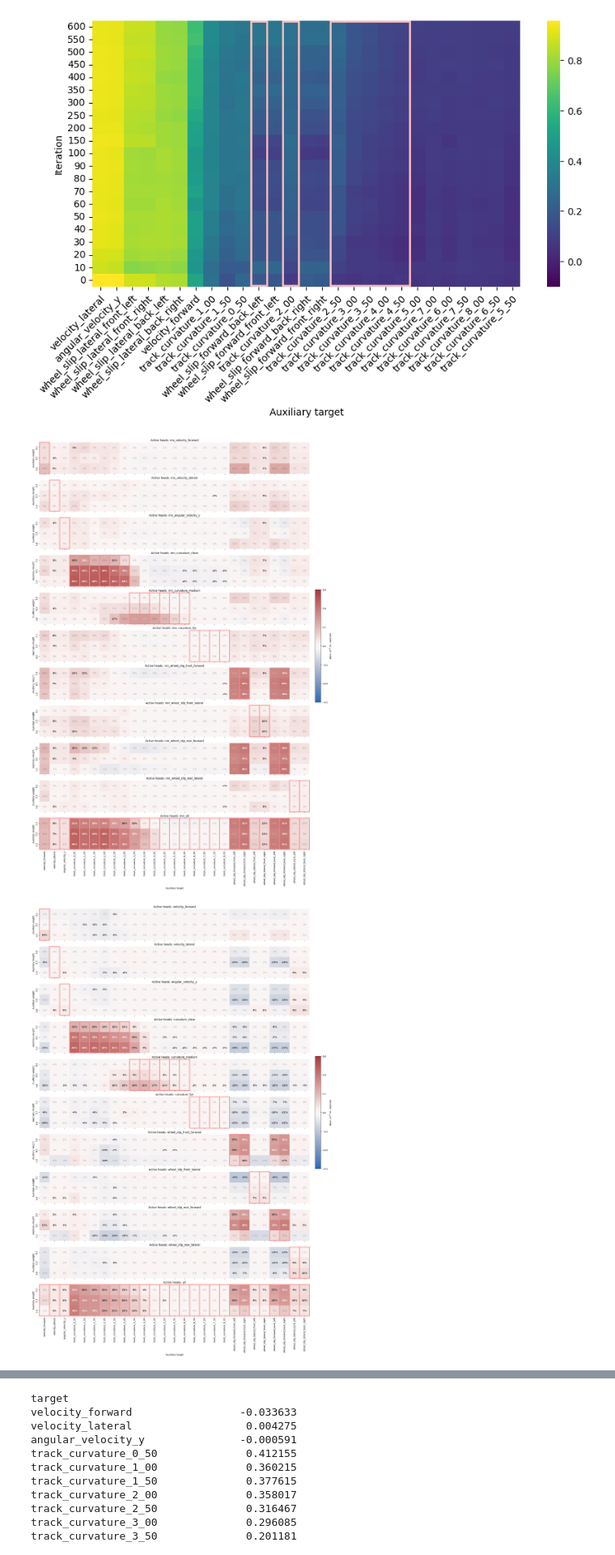
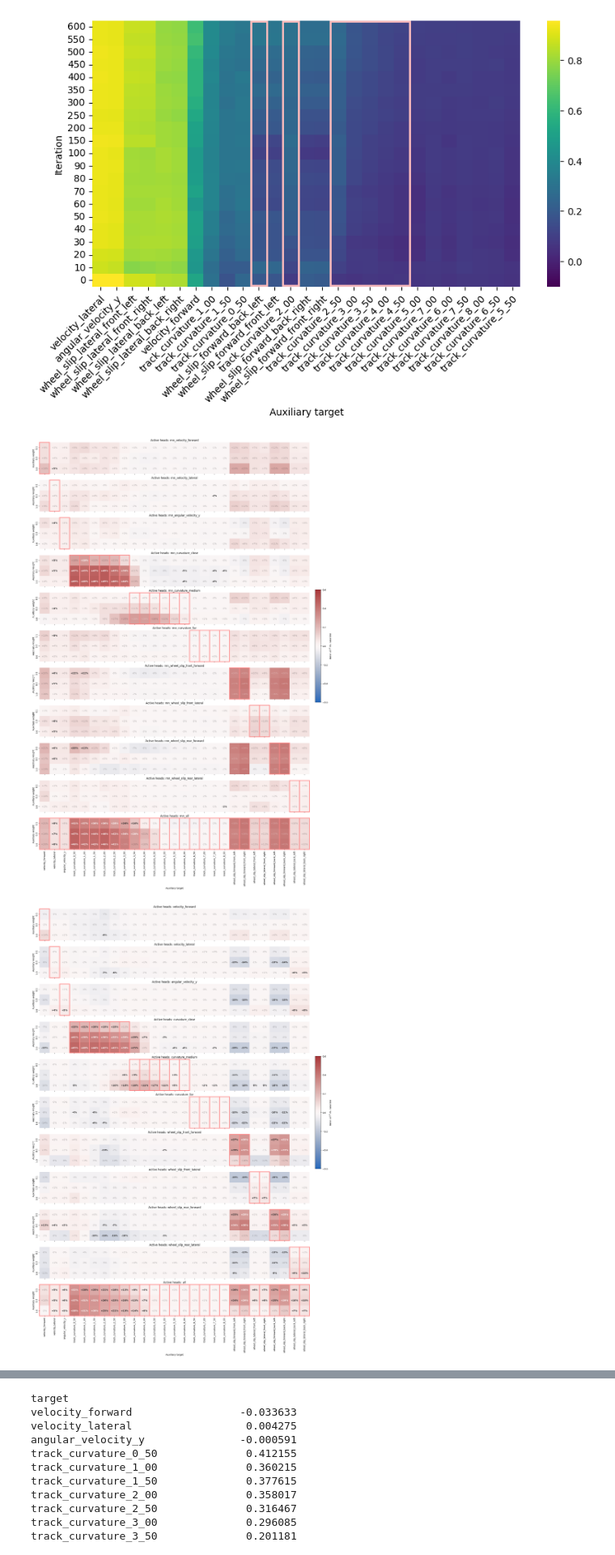
Before and after one commit to jacquesamsel/skripsie, a Jupyter notebook: aux_head_regression_results.ipynb, the cells around one changed output, grey strips where cells are left out. Shown at 81% size. Drawn from its saved outputs; the diff is of its cells as text; code cells hidden in the pictures.

Commit message:
Improve results more

```diff
--- a/aux_head_regression_results.ipynb
+++ b/aux_head_regression_results.ipynb
@@ -102,34 +102,34 @@ for model_kind in ["recurrent", "feedforward"]:
 
     to_show = last_iter_mean_r2_scores.sub(last_iter_mean_r2_scores.loc[baseline_name].iloc[0], axis="columns").drop(baseline_name)
 
     fig, axs = plt.subplots(len(HYPERPARAMETER_GROUPS), 1, sharex="all", figsize=(22, 32))
 
     for model, ax in zip(HYPERPARAMETER_GROUPS.keys(), axs):
         hg_name = model
         model = model if model_kind == "feedforward" else f"rnn_{model}"
-        sns.heatmap(to_show.loc[model], ax=ax, annot=True, fmt=".0%", cmap="vlag", cbar=False, vmin=-0.6, vmax=0.6)
+        sns.heatmap(to_show.loc[model], ax=ax, annot=True, fmt="+.0%", cmap="vlag", cbar=False, vmin=-0.6, vmax=0.6)
 
         ax.set(title=f"Active heads: {model}",
             ylabel="Auxiliary weight", xlabel="")
 
-        for txt, is_sig in zip(ax.texts, (last_iter_ttest_results.loc[model] < 0.1).to_numpy().ravel()):
+        for txt, is_sig in zip(ax.texts, (last_iter_ttest_results.loc[model] < 0.05).to_numpy().ravel()):
             if not is_sig:
                 txt.set_alpha(0.35)
             else:
                 txt.set_fontweight("bold")
 
         for t in HYPERPARAMETER_GROUPS[hg_name]:
                 if t in to_show.loc[model].columns:
                     c = to_show.loc[model].columns.get_loc(t)
                     ax.add_patch(mpatches.Rectangle((c, 0), 1, to_show.loc[model].shape[0], fill=False,
                                 edgecolor="#ff8989", lw=3, clip_on=False))
 
     axs[-1].set_xlabel("Auxiliary target")
     fig.colorbar(axs[0].collections[0], ax=axs, location="right",
                 label=r"mean $\Delta R^2$ vs. baseline",
                 fraction=0.02, pad=0.02)
 
     fig.savefig("results/figures/probe_heatmap_aux.pdf" if model_kind == "feedforward" else "results/figures/probe_heatmap_aux_rnn.pdf", bbox_inches="tight")
 # %% [output]
-[figure, old version]
+[figure, new version]
-[figure, old version]
+[figure, new version]
```
Also changed, not shown: parts of 1 cell of this notebook, 12 other files.
